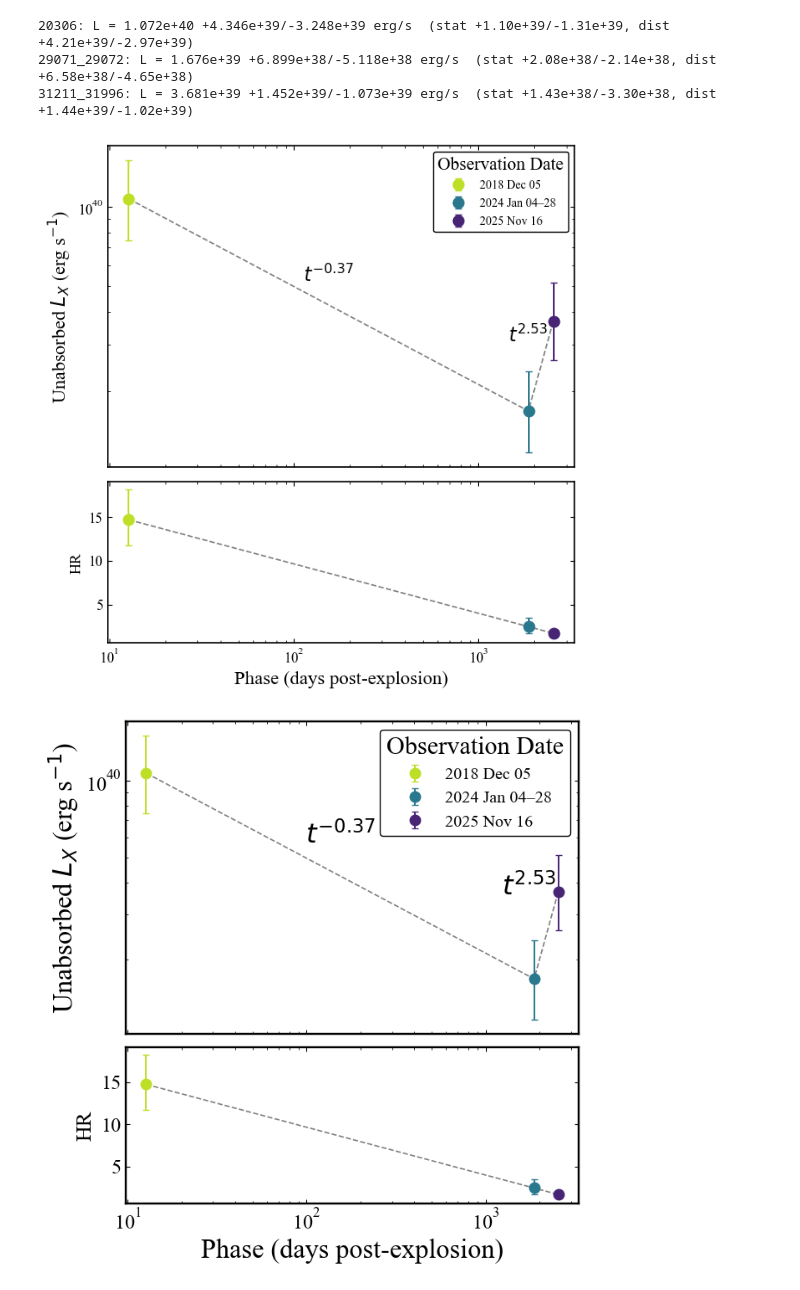
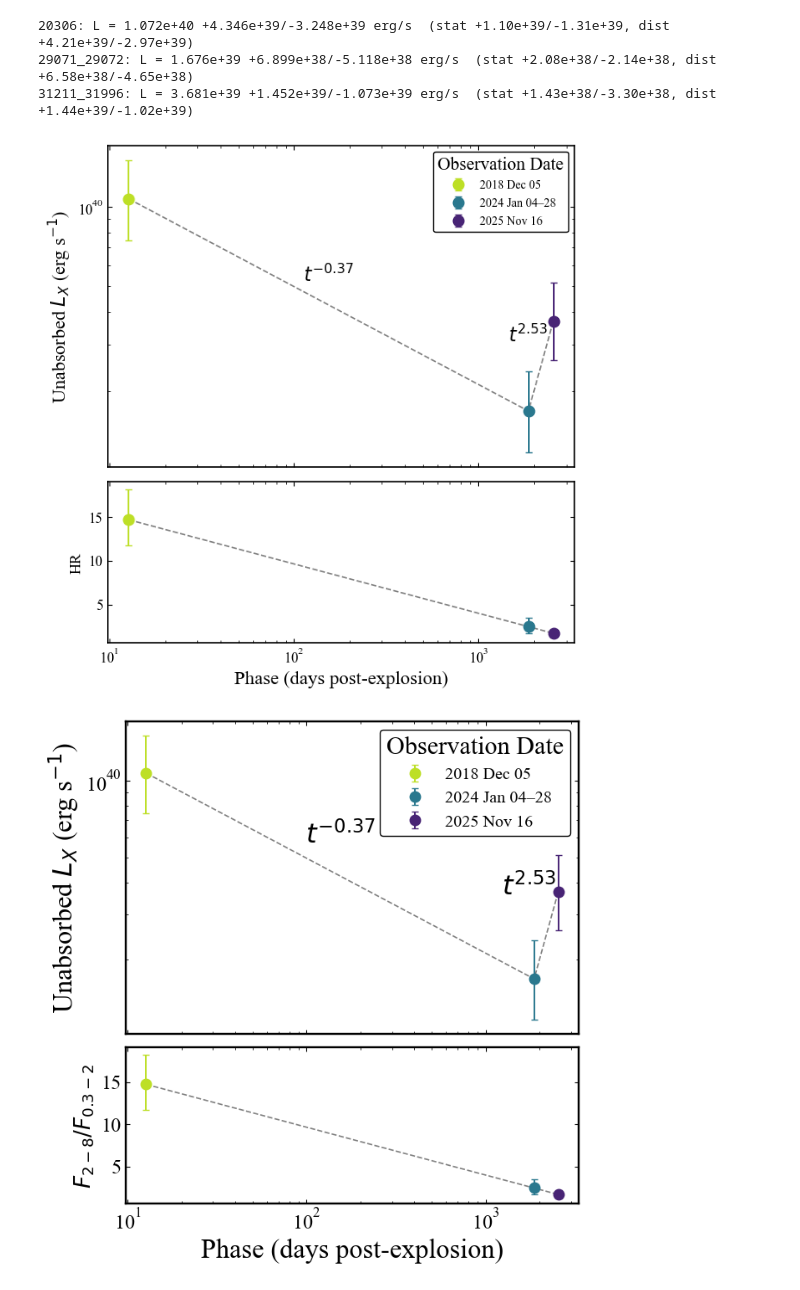
Before and after one commit to AnnikaDeutsch/SN2018ivc_2026, a Jupyter notebook: figure_notebooks/xray_luminosity_light_curve.ipynb, the cells around one changed output. Drawn from its saved outputs; the diff is of its cells as text; code cells hidden in the pictures.

Commit message:
update HR y axis in proposal version

```diff
--- a/figure_notebooks/xray_luminosity_light_curve.ipynb
+++ b/figure_notebooks/xray_luminosity_light_curve.ipynb
@@ -146,7 +146,7 @@ for epoch in df.index:
 29071_29072: L = 1.676e+39 +6.899e+38/-5.118e+38 erg/s  (stat +2.08e+38/-2.14e+38, dist +6.58e+38/-4.65e+38)
 31211_31996: L = 3.681e+39 +1.452e+39/-1.073e+39 erg/s  (stat +1.43e+38/-3.30e+38, dist +1.44e+39/-1.02e+39)
 # %%
-def build_lc_figure(scale=1.0, suffix=""):
+def build_lc_figure(scale=1.0, suffix="", hr_ylabel=r"HR"):
     """Build and save one rendering of the luminosity + hardness-ratio figure.
 
     scale: passed to functions.set_plot_style() -- 1.0 for the standard
@@ -155,6 +155,10 @@ def build_lc_figure(scale=1.0, suffix=""):
     annotations, HR ylabel -- none covered by set_plot_style's rcParams) are
     scaled by hand to match.
     suffix: appended to the saved filename, e.g. "_proposal".
+    hr_ylabel: bottom-panel y-axis label -- "HR" for the standard (paper-style)
+    rendering, spelled out as the actual band ratio for the proposal rendering
+    (2026-09-15, user request: more concise/explicit than a bare "HR" for a
+    proposal audience).
     """
     functions.set_plot_style(scale=scale)
     fig, (ax_lum, ax_hr) = plt.subplots(
@@ -215,25 +219,28 @@ def build_lc_figure(scale=1.0, suffix=""):
             fmt="o", ms=9, capsize=3, lw=1.4, elinewidth=1.4,
             color=epoch_colors[epoch_key], zorder=3,
         )
 
     ax_hr.set_xscale("log")
     ax_hr.set_xlabel("Phase (days post-explosion)")
-    ax_hr.set_ylabel(r"HR", fontsize=13 * scale)
+    ax_hr.set_ylabel(hr_ylabel, fontsize=13 * scale)
 
     fig.savefig(f"../figures/xray_luminosity_light_curve{suffix}.png", dpi=400, bbox_inches="tight")
     fig.savefig(f"../figures/xray_luminosity_light_curve{suffix}.pdf", bbox_inches="tight")
     return fig
 
 
-# Standard (paper-style) rendering -- unchanged filenames.
+# Standard (paper-style) rendering -- unchanged filenames, unchanged "HR" ylabel.
 build_lc_figure(scale=1.0, suffix="")
 plt.show()
 
 # Proposal rendering -- larger fonts throughout (JWST proposal figures are
 # typically embedded smaller than a paper figure, so text needs to start
-# bigger to stay legible). Separate files, doesn't touch the standard ones.
-build_lc_figure(scale=1.45, suffix="_proposal")
+# bigger to stay legible), plus a more explicit HR-panel ylabel spelling out
+# the actual band ratio (absorbed flux, 2-8 keV over 0.3-2 keV -- see the
+# markdown cell above) instead of the bare "HR" abbreviation. Separate files,
+# doesn't touch the standard ones.
+build_lc_figure(scale=1.45, suffix="_proposal", hr_ylabel=r"$F_{2-8}/F_{0.3-2}$")
 plt.show()
 # %% [output]
 [figure]
-[figure, old version]
+[figure, new version]
```
